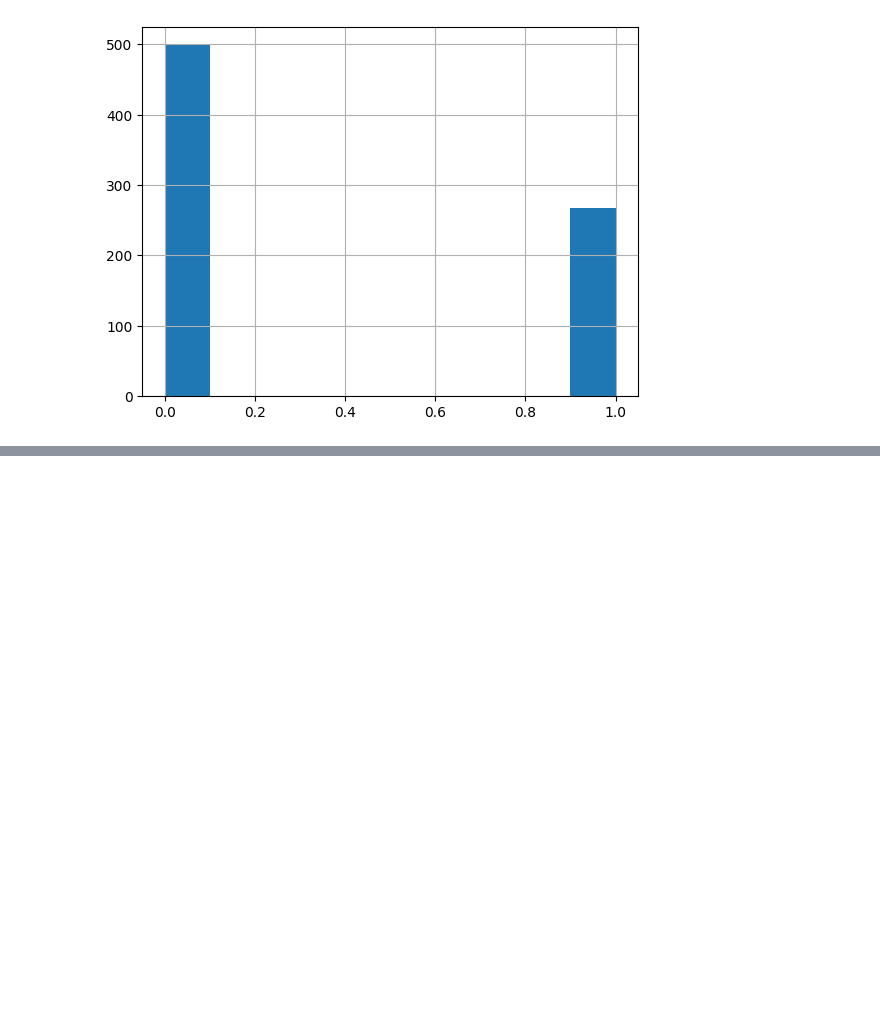
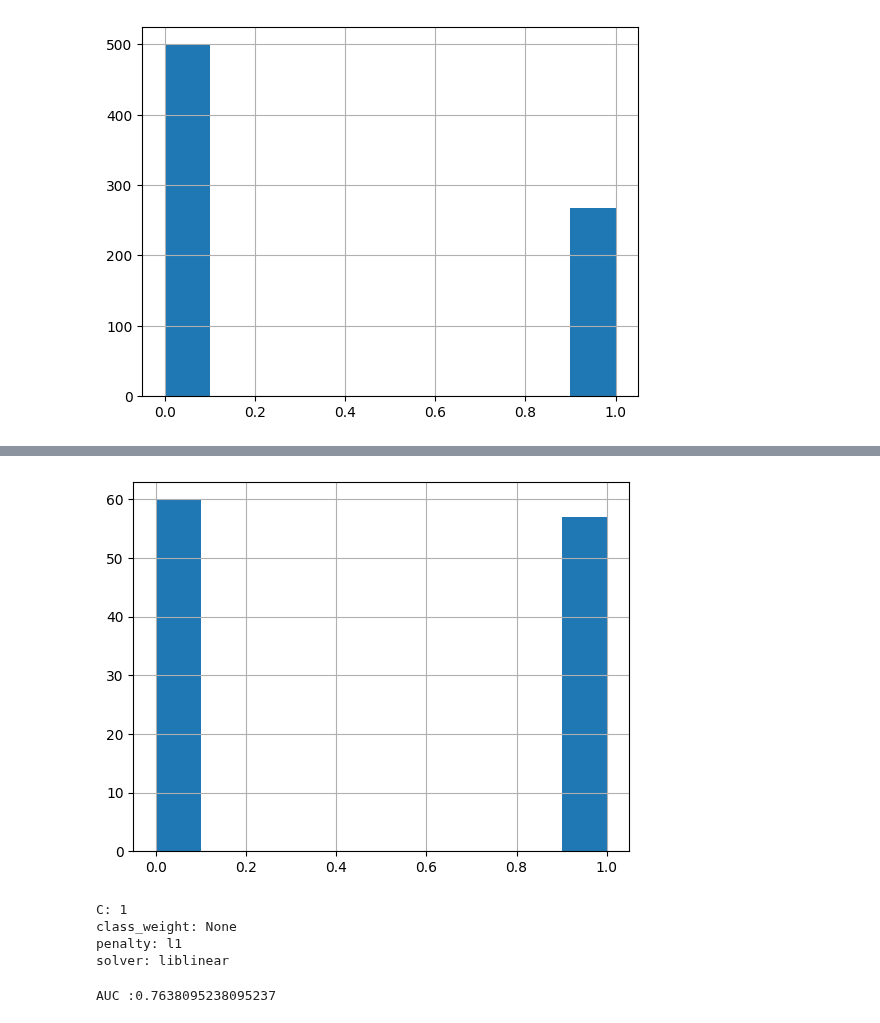
Before and after one commit to Dragoh54/MachineLearning-Labs, a Jupyter notebook: lab5/2024_ML_LR5_MACS (2).ipynb, the cells around one changed output, grey strips where cells are left out. Saved outputs shown, nothing was run; the diff lists cells and outputs as text; code cells hidden in the pictures; blank space fills up the shorter version.

```diff
--- a/lab5/2024_ML_LR5_MACS (2).ipynb
+++ b/lab5/2024_ML_LR5_MACS (2).ipynb
@@ -540,0 +590,5 @@ Result of cross validation: 0.7670532646048109
+# %%
+chips=pd.read_csv('newChips.csv')
+chips['Outcome'].hist();
+# %% [output]
+[figure, added]
@@ -540,0 +603,33 @@ Result of cross validation: 0.7670532646048109
+# %%
+Xtrain,Xtest,ytrain,ytest = train_test_split(poly_X,y,test_size=0.4,random_state=11)
+
+params = {'penalty':['l1','l2'],
+         'C':[0.01,0.1,1,10,100],
+         'class_weight':['balanced',None],
+         'solver': ['liblinear']}
+logistic_clf = GridSearchCV(LogisticRegression(),param_grid=params,cv=10)
+
+logistic_clf.fit(Xtrain,ytrain)
+
+for param, value in logistic_clf.best_params_.items():
+    print(f"{param}: {value}")
+# %% [output]
+C: 1
+class_weight: None
+penalty: l1
+solver: liblinear
+# %%
+lr= LogisticRegression(penalty=logistic_clf.best_params_['penalty'],
+                       class_weight=logistic_clf.best_params_['class_weight'],
+                       C=logistic_clf.best_params_['C'],
+                       solver=logistic_clf.best_params_['solver'])
+
+lr.fit(Xtrain,ytrain)
+
+ypred=lr.predict(Xtest)
+
+ypredprob=lr.predict_proba(Xtest)
+fpr,tpr,_ = roc_curve(ytest,ypredprob[:,1])
+print("AUC :" + str(roc_auc_score(ytest, ypredprob[:, 1])))
+# %% [output]
+AUC :0.7638095238095237
```
Also changed, not shown: parts of 19 cells of this notebook, 2 other files.
